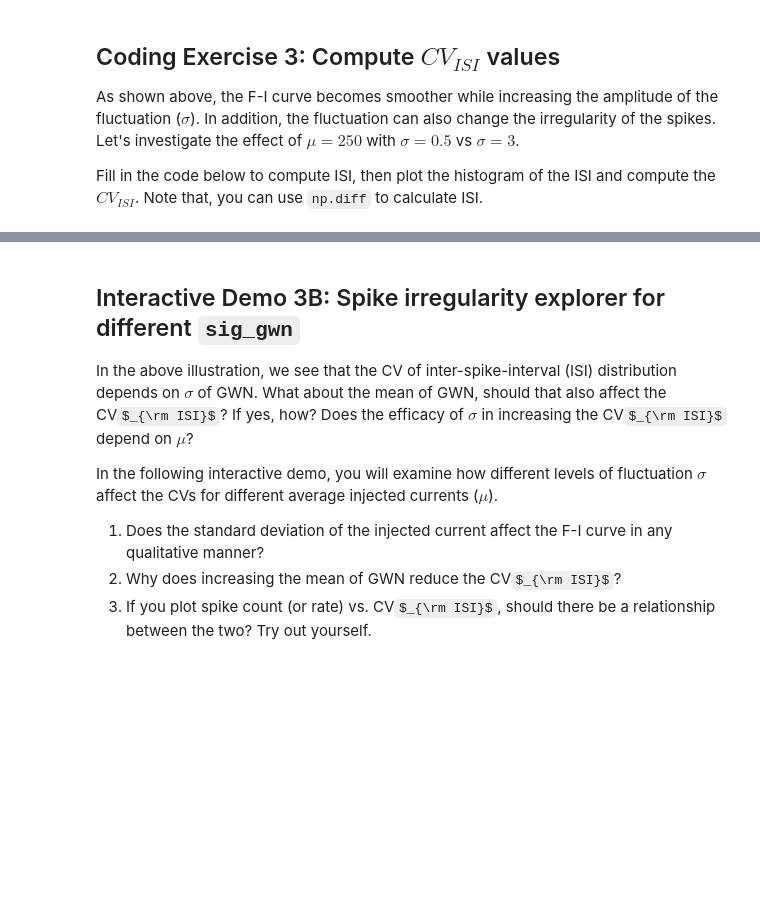
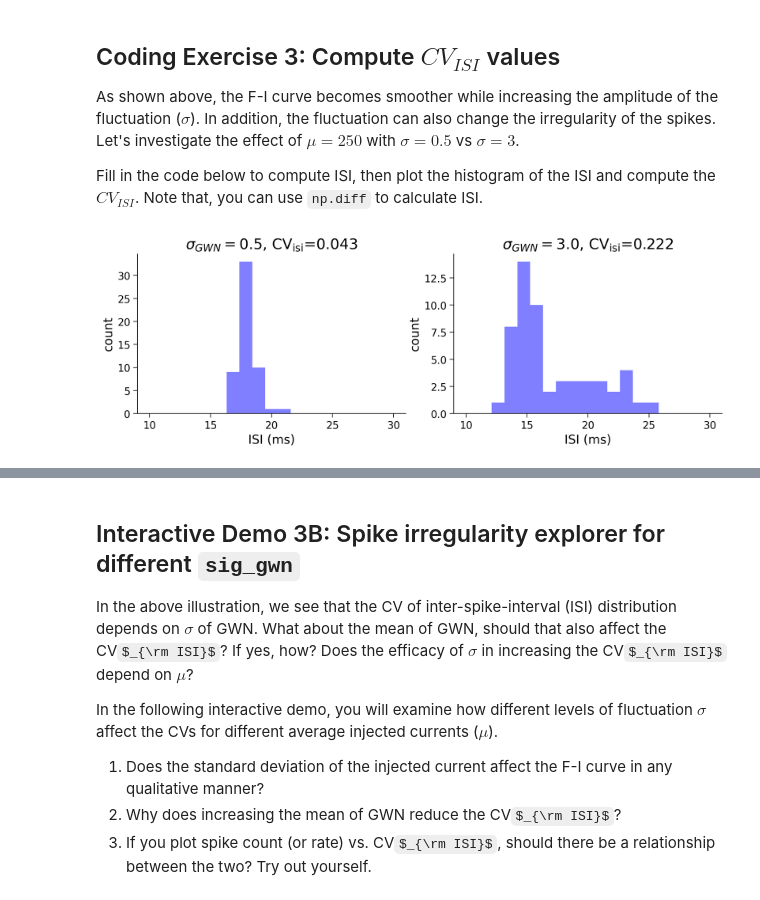
Before and after one commit to jasminexjin/neuromatch_tutorials, a Jupyter notebook: tutorials/W2D4_BiologicalNeuronModels/student/W2D4_Tutorial1.ipynb, the cells around one changed output, grey strips where cells are left out. Drawn from its saved outputs; the diff is of its cells as text; code cells hidden in the pictures; some formulas as TeX source; blank space fills up the shorter version.

```diff
--- a/tutorials/W2D4_BiologicalNeuronModels/student/W2D4_Tutorial1.ipynb
+++ b/tutorials/W2D4_BiologicalNeuronModels/student/W2D4_Tutorial1.ipynb
@@ -650,40 +674,42 @@ def isi_cv_LIF(spike_times):
   ########################################################################
   ## TODO for students: compute the membrane potential v, spike train sp #
   # Fill out function and remove
-  raise NotImplementedError('Student Exercise: calculate the isi and the cv!')
+  #raise NotImplementedError('Student Exercise: calculate the isi and the cv!')
   ########################################################################
   if len(spike_times) >= 2:
     # Compute isi
-    isi = ...
+    isi = np.diff(spike_times)
     # Compute cv
-    cv = ...
+    cv = np.std(isi)/np.mean(isi)
   else:
     isi = np.nan
     cv = np.nan
 
   return isi, cv
 
 
 # Set parameters
 pars = default_pars(T=1000.)
 mu_gwn = 250
 sig_gwn1 = 0.5
 sig_gwn2 = 3.0
 
 # Run LIF model for sigma = 0.5
 I_GWN1 = my_GWN(pars, mu=mu_gwn, sig=sig_gwn1, myseed=2020)
 _, sp1 = run_LIF(pars, Iinj=I_GWN1)
 
 # Run LIF model for sigma = 3
 I_GWN2 = my_GWN(pars, mu=mu_gwn, sig=sig_gwn2, myseed=2020)
 _, sp2 = run_LIF(pars, Iinj=I_GWN2)
 
 # Compute ISIs/CV
 isi1, cv1 = isi_cv_LIF(sp1)
 isi2, cv2 = isi_cv_LIF(sp2)
 
 # Visualize
 my_hists(isi1, isi2, cv1, cv2, sig_gwn1, sig_gwn2)
+# %% [output]
+[figure, added]
 # %% [markdown]
 [*Click for solution*](https://github.com/NeuromatchAcademy/course-content/tree/main/tutorials/W2D4_BiologicalNeuronModels/solutions/W2D4_Tutorial1_Solution_27d69c89.py)
 
```
Also changed, not shown: parts of 6 cells of this notebook.
